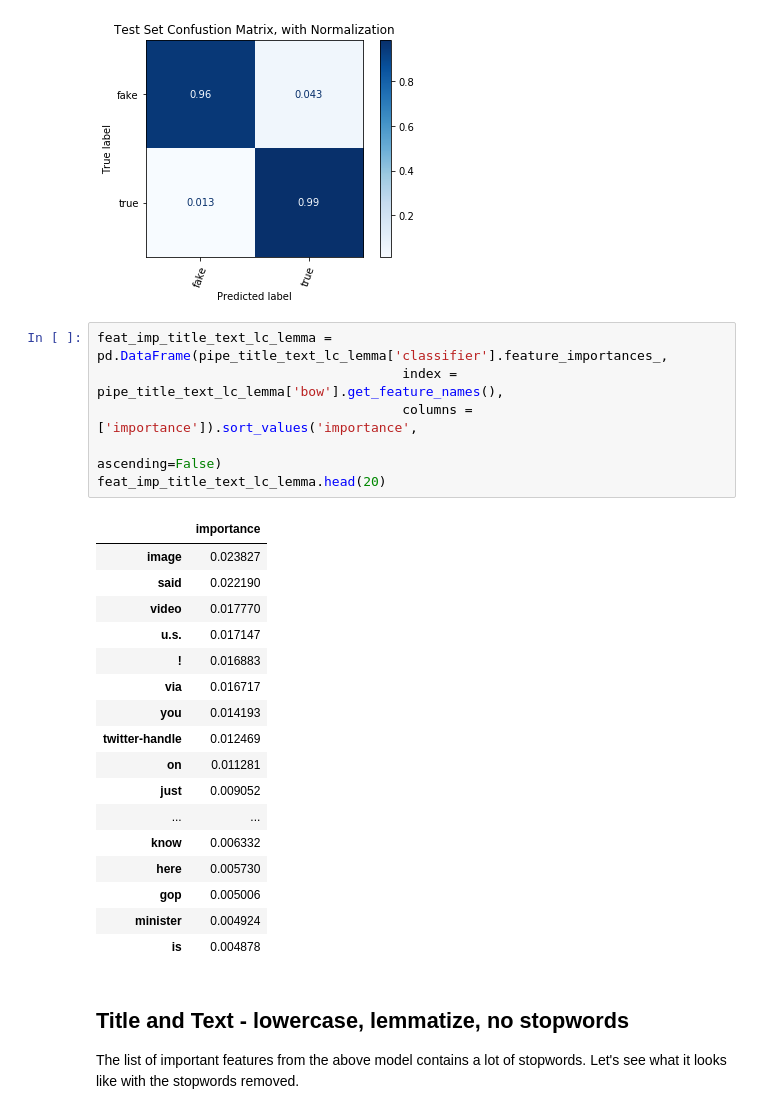
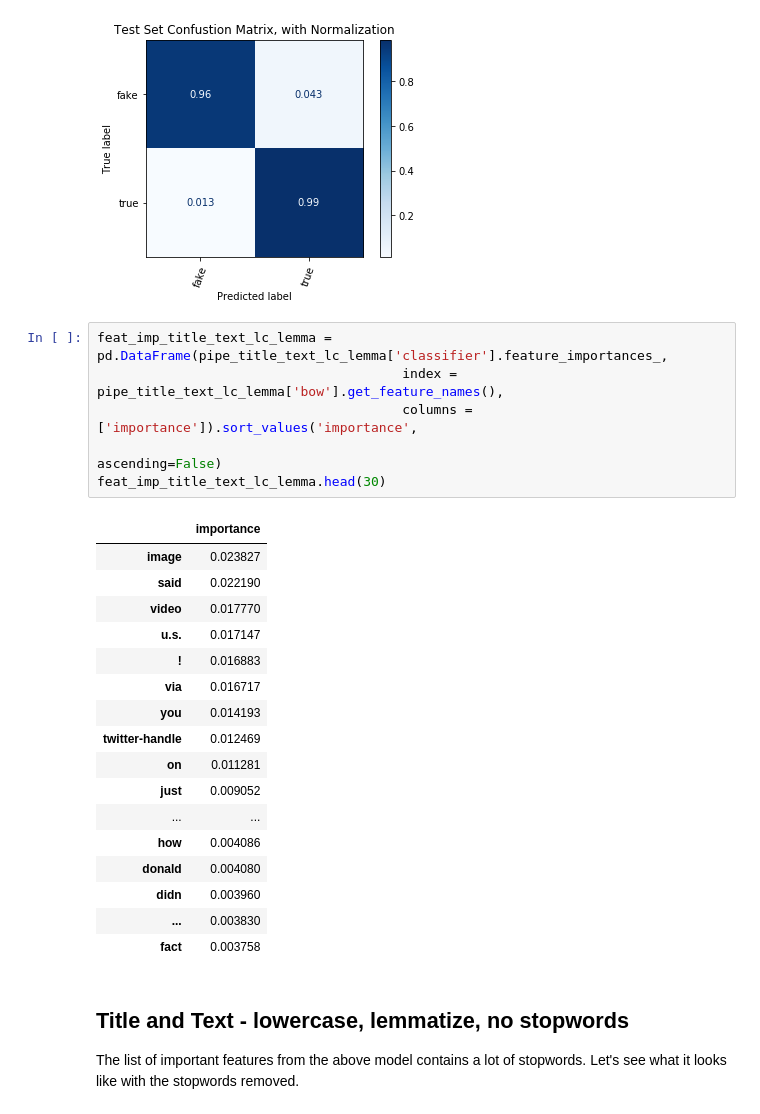
Before and after one commit to merb92/fake-news-classification, a Jupyter notebook: notebooks/rf_bow.ipynb, the cells around one changed output. Drawn from its saved outputs; the diff is of its cells as text.

```diff
--- a/notebooks/rf_bow.ipynb
+++ b/notebooks/rf_bow.ipynb
@@ -454,27 +454,27 @@ weighted avg       0.97      0.97      0.97      7728
 # %%
 feat_imp_title_text_lc_lemma = pd.DataFrame(pipe_title_text_lc_lemma['classifier'].feature_importances_,
                                        index = pipe_title_text_lc_lemma['bow'].get_feature_names(),
                                        columns = ['importance']).sort_values('importance',
                                                                              ascending=False)
-feat_imp_title_text_lc_lemma.head(20)
+feat_imp_title_text_lc_lemma.head(30)
 # %% [output]
 |  | importance |
 | image | 0.023827 |
 | said | 0.022190 |
 | video | 0.017770 |
 | u.s. | 0.017147 |
 | ! | 0.016883 |
 | via | 0.016717 |
 | you | 0.014193 |
 | twitter-handle | 0.012469 |
 | on | 0.011281 |
 | just | 0.009052 |
 | ... | ... |
-| know | 0.006332 |
-| here | 0.005730 |
-| gop | 0.005006 |
-| minister | 0.004924 |
-| is | 0.004878 |
+| how | 0.004086 |
+| donald | 0.004080 |
+| didn | 0.003960 |
+| ... | 0.003830 |
+| fact | 0.003758 |
 # %% [markdown]
 ## Title and Text - lowercase, lemmatize, no stopwords
 
```
Also changed, not shown: parts of 2 cells of this notebook.
